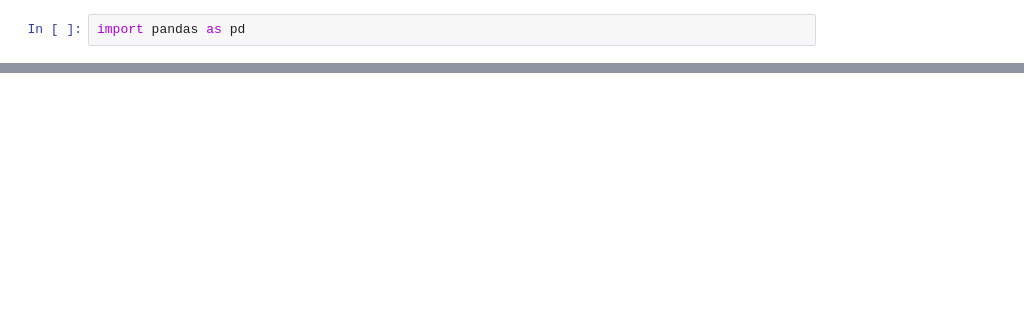
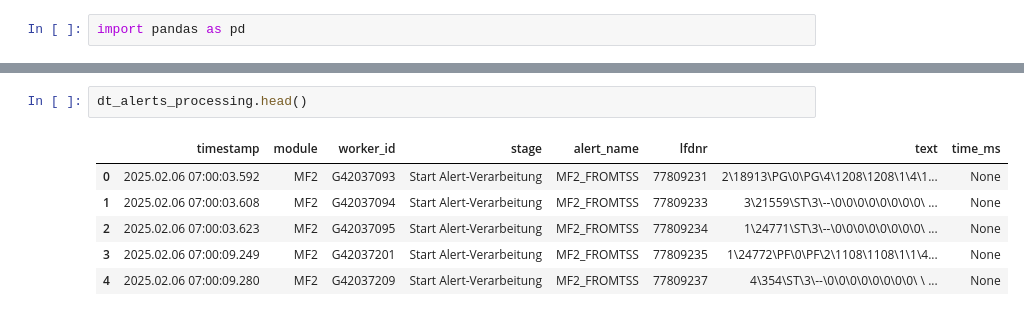
Before and after one commit to hseptiani/iis-seminar, a Jupyter notebook: analysis.ipynb, the cells around one changed output, grey strips where cells are left out. Drawn from its saved outputs; the diff is of its cells as text; blank space fills up the shorter version.

```diff
--- a/analysis.ipynb
+++ b/analysis.ipynb
@@ -18,0 +72,9 @@ dt_end_handle_request.head()
+# %%
+dt_alerts_processing.head()
+# %% [output]
+|  | timestamp | module | worker_id | stage | alert_name | lfdnr | text | time_ms |
+| 0 | 2025.02.06 07:00:03.592 | MF2 | G42037093 | Start Alert-Verarbeitung | MF2_FROMTSS | 77809231 | 2\18913\PG\0\PG\4\1208\1208\1\4\1... | None |
+| 1 | 2025.02.06 07:00:03.608 | MF2 | G42037094 | Start Alert-Verarbeitung | MF2_FROMTSS | 77809233 | 3\21559\ST\3\--\0\0\0\0\0\0\0\0\ ... | None |
+| 2 | 2025.02.06 07:00:03.623 | MF2 | G42037095 | Start Alert-Verarbeitung | MF2_FROMTSS | 77809234 | 1\24771\ST\3\--\0\0\0\0\0\0\0\0\ ... | None |
+| 3 | 2025.02.06 07:00:09.249 | MF2 | G42037201 | Start Alert-Verarbeitung | MF2_FROMTSS | 77809235 | 1\24772\PF\0\PF\2\1108\1108\1\1\4... | None |
+| 4 | 2025.02.06 07:00:09.280 | MF2 | G42037209 | Start Alert-Verarbeitung | MF2_FROMTSS | 77809237 | 4\354\ST\3\--\0\0\0\0\0\0\0\0\ \ ... | None |
```
Also changed, not shown: parts of 10 cells of this notebook, 10 other files.
